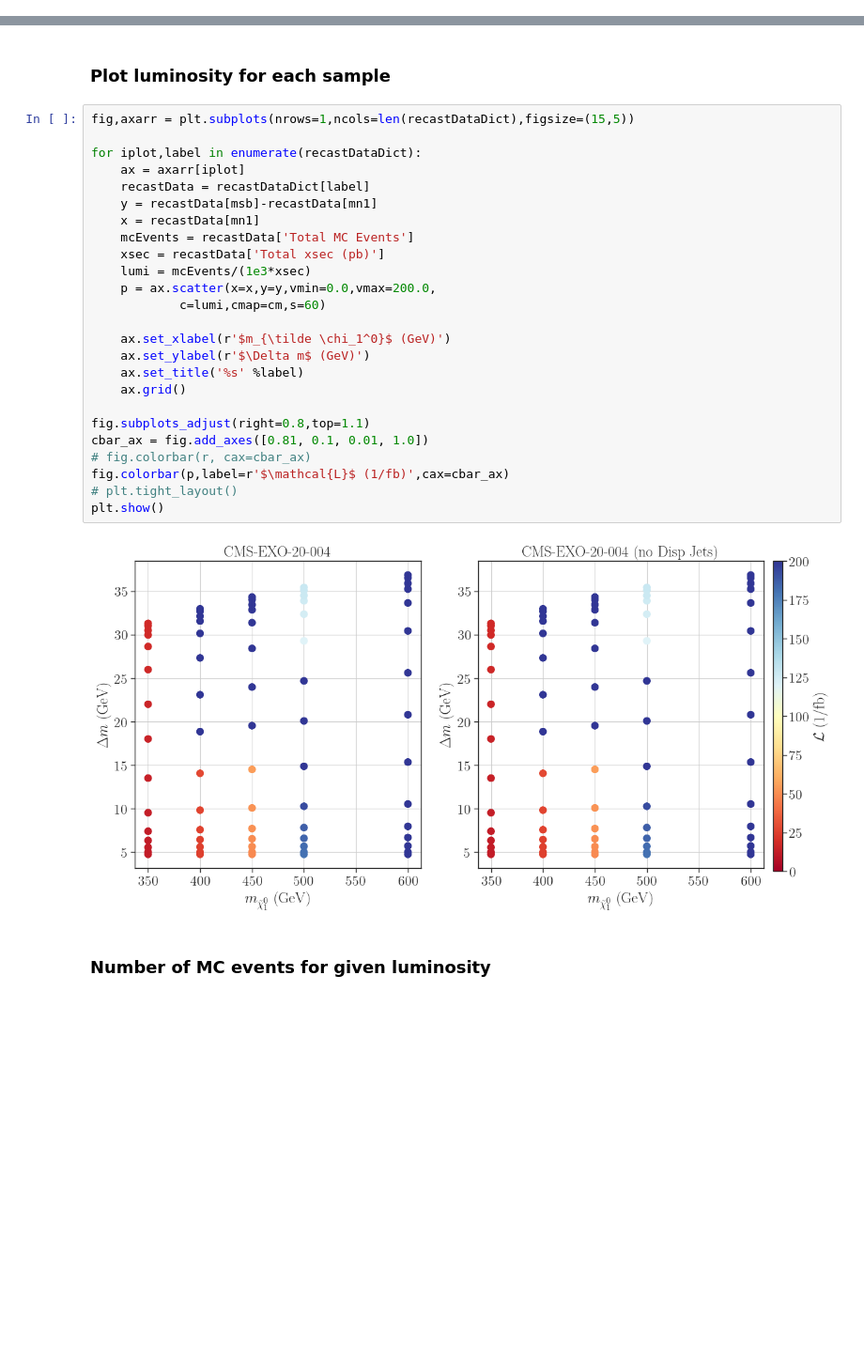
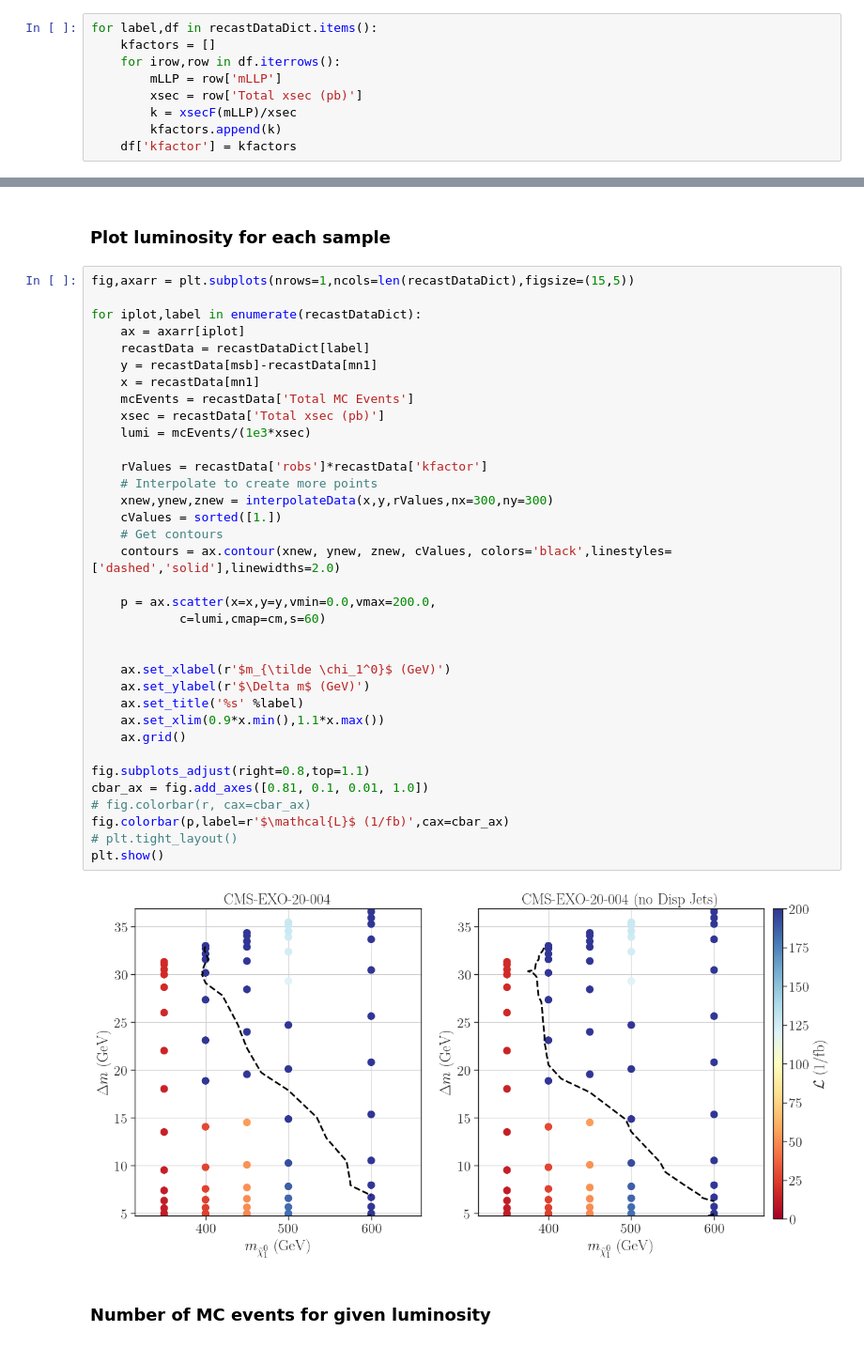
Before and after one commit to andlessa/LLP-CDFO, a Jupyter notebook: plotting/checkMCstats_CMS.ipynb, the cells around one changed output, grey strips where cells are left out. Shown at 94% size. Cells and saved outputs as stored; diff of their text form; blank space fills up the shorter version.

```diff
--- a/plotting/checkMCstats_CMS.ipynb
+++ b/plotting/checkMCstats_CMS.ipynb
@@ -35,6 +37,15 @@ recastDataDict = {label : pd.read_pickle(f) for label,f in files.items()}
 msb = 'mLLP'
 mn1= 'mLSP'
 tau = 'tau_ns'
+# %%
+for label,df in recastDataDict.items():
+    kfactors = []
+    for irow,row in df.iterrows():
+        mLLP = row['mLLP']
+        xsec = row['Total xsec (pb)']
+        k = xsecF(mLLP)/xsec
+        kfactors.append(k)
+    df['kfactor'] = kfactors
 # %% [markdown]
 ### Add Error estimate from single bin error
 # %%
@@ -48,30 +59,40 @@ for label,df in recastDataDict.items():
 # %%
 fig,axarr = plt.subplots(nrows=1,ncols=len(recastDataDict),figsize=(15,5))
 
 for iplot,label in enumerate(recastDataDict):
     ax = axarr[iplot]
     recastData = recastDataDict[label]
     y = recastData[msb]-recastData[mn1]
     x = recastData[mn1]
     mcEvents = recastData['Total MC Events']
     xsec = recastData['Total xsec (pb)']
     lumi = mcEvents/(1e3*xsec)
+
+    rValues = recastData['robs']*recastData['kfactor']
+    # Interpolate to create more points
+    xnew,ynew,znew = interpolateData(x,y,rValues,nx=300,ny=300)
+    cValues = sorted([1.])
+    # Get contours
+    contours = ax.contour(xnew, ynew, znew, cValues, colors='black',linestyles=['dashed','solid'],linewidths=2.0)
+
     p = ax.scatter(x=x,y=y,vmin=0.0,vmax=200.0,
             c=lumi,cmap=cm,s=60)
+
 
     ax.set_xlabel(r'$m_{\tilde \chi_1^0}$ (GeV)')
     ax.set_ylabel(r'$\Delta m$ (GeV)')
     ax.set_title('%s' %label)
+    ax.set_xlim(0.9*x.min(),1.1*x.max())
     ax.grid()
 
 fig.subplots_adjust(right=0.8,top=1.1)
 cbar_ax = fig.add_axes([0.81, 0.1, 0.01, 1.0])
 # fig.colorbar(r, cax=cbar_ax)
 fig.colorbar(p,label=r'$\mathcal{L}$ (1/fb)',cax=cbar_ax)
 # plt.tight_layout()
 plt.show()
 # %% [output]
-[figure, old version]
+[figure, new version]
 # %% [markdown]
 ### Number of MC events for given luminosity
 # %%
```
Also changed, not shown: parts of 3 cells of this notebook, 5 other files.
